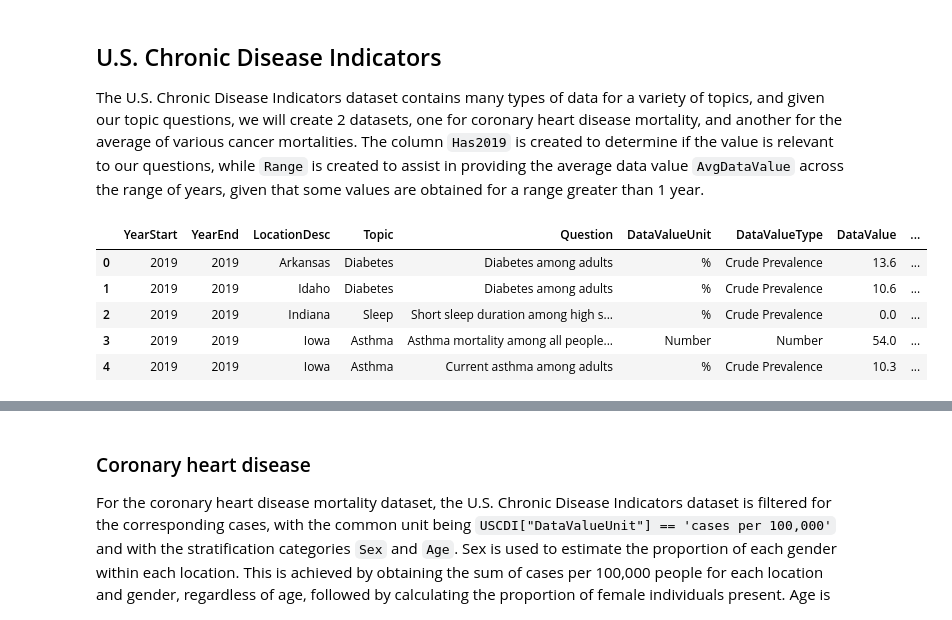
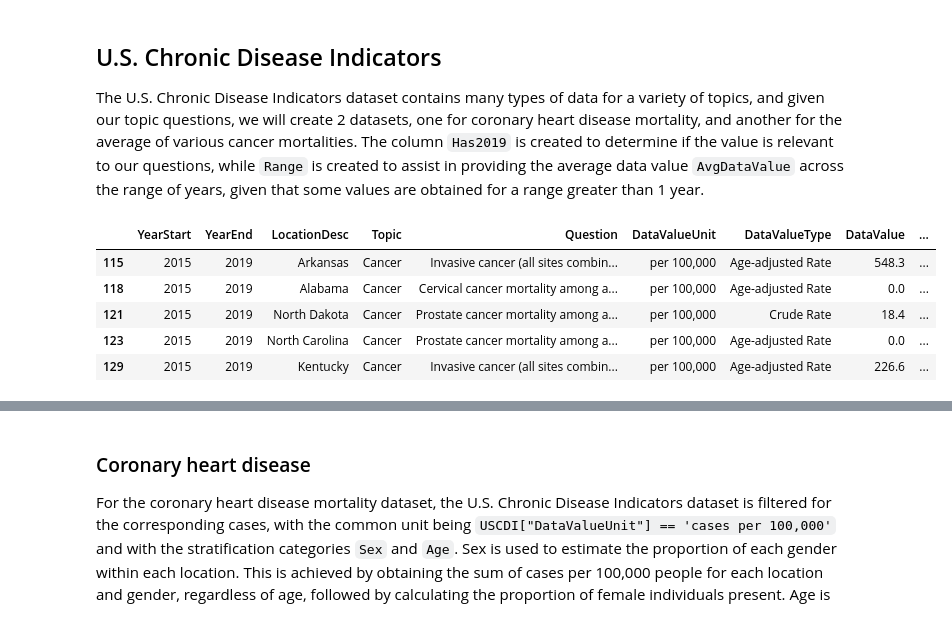
Before and after one commit to Nick-2003/cpsc368_knm_project, a Jupyter notebook: cpsc_368_project_knm.ipynb, the cells around one changed output, grey strips where cells are left out. Drawn from its saved outputs; the diff is of its cells as text; code cells hidden in the pictures.

```diff
--- a/cpsc_368_project_knm.ipynb
+++ b/cpsc_368_project_knm.ipynb
@@ -48,18 +48,23 @@ The U.S. Chronic Disease Indicators dataset contains many types of data for a va
 # %%
 USCDI_original = pd.read_csv('final_datasets_V1/CDC/U.S._Chronic_Disease_Indicators.csv')
 # %%
-USCDI = USCDI_original[["YearStart","YearEnd","LocationDesc",
+condition_0_topic = USCDI_original["Topic"].isin(['Cardiovascular Disease', 'Cancer'])
+condition_0_dvu = USCDI_original["DataValueUnit"].isin(['cases per 100,000', 'per 100,000'])
+condition_0_sc1 = USCDI_original["StratificationCategory1"].isin(["Sex", "Age", "Overall"])
+USCDI_filter = USCDI_original[condition_0_topic & condition_0_dvu & condition_0_sc1]
+
+USCDI = USCDI_filter[["YearStart","YearEnd","LocationDesc",
                         "Topic","Question","DataValueUnit", "DataValueType", "DataValue",
                         "StratificationCategory1", "Stratification1"]].copy().fillna(0)
 USCDI["Has2019"] = ((USCDI["YearStart"] <= 2019) & (USCDI["YearEnd"] >= 2019))
 USCDI["Range"] = (USCDI["YearEnd"] - USCDI["YearStart"] + 1)
 USCDI["AvgDataValue"] = USCDI["DataValue"]/USCDI["Range"]
-USCDI.to_csv('final_datasets_V1/cleaned/U.S._Chronic_Disease_Indicators_newcols.csv', index=False)
+USCDI.to_csv('final_datasets_V1/cleaned/USCDI.csv', index=False)
 USCDI.head()
 # %% [output]
 |  | YearStart | YearEnd | LocationDesc | Topic | Question | DataValueUnit | DataValueType | DataValue | ... |
-| 0 | 2019 | 2019 | Arkansas | Diabetes | Diabetes among adults | % | Crude Prevalence | 13.6 | ... |
-| 1 | 2019 | 2019 | Idaho | Diabetes | Diabetes among adults | % | Crude Prevalence | 10.6 | ... |
-| 2 | 2019 | 2019 | Indiana | Sleep | Short sleep duration among high s... | % | Crude Prevalence | 0.0 | ... |
-| 3 | 2019 | 2019 | Iowa | Asthma | Asthma mortality among all people... | Number | Number | 54.0 | ... |
-| 4 | 2019 | 2019 | Iowa | Asthma | Current asthma among adults | % | Crude Prevalence | 10.3 | ... |
+| 115 | 2015 | 2019 | Arkansas | Cancer | Invasive cancer (all sites combin... | per 100,000 | Age-adjusted Rate | 548.3 | ... |
+| 118 | 2015 | 2019 | Alabama | Cancer | Cervical cancer mortality among a... | per 100,000 | Age-adjusted Rate | 0.0 | ... |
+| 121 | 2015 | 2019 | North Dakota | Cancer | Prostate cancer mortality among a... | per 100,000 | Crude Rate | 18.4 | ... |
+| 123 | 2015 | 2019 | North Carolina | Cancer | Prostate cancer mortality among a... | per 100,000 | Age-adjusted Rate | 0.0 | ... |
+| 129 | 2015 | 2019 | Kentucky | Cancer | Invasive cancer (all sites combin... | per 100,000 | Age-adjusted Rate | 226.6 | ... |
```
Also changed, not shown: parts of 1 cell of this notebook, 5 other files.
